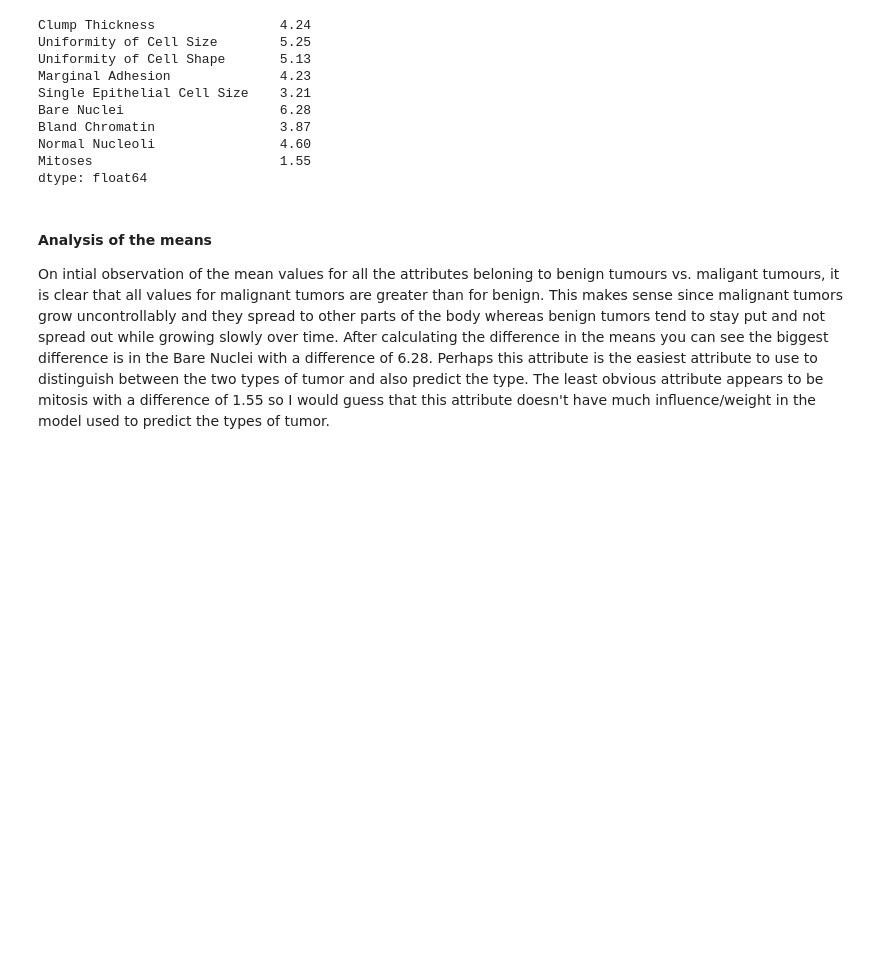
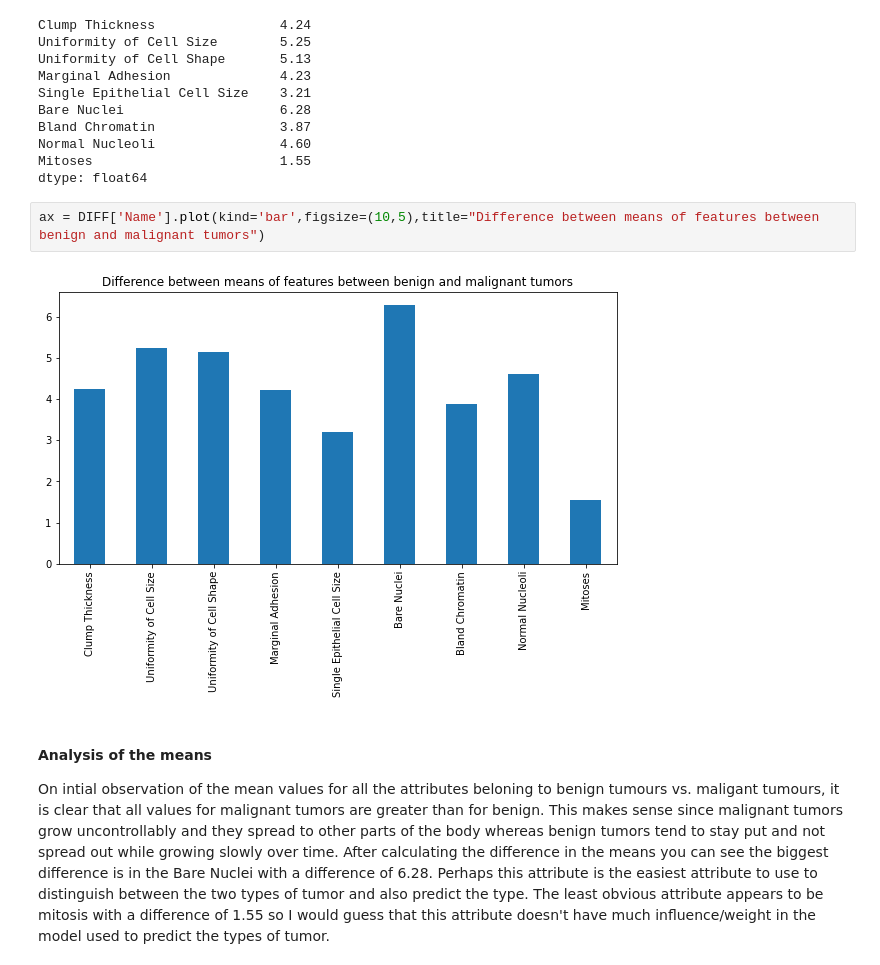
Before and after one commit to MegTully/Programming_For_DA_Project2, a Jupyter notebook: Programming_For_DA_Project2.ipynb, the cells around one changed output. Drawn from its saved outputs; the diff is of its cells as text; blank space fills up the shorter version.

```diff
--- a/Programming_For_DA_Project2.ipynb
+++ b/Programming_For_DA_Project2.ipynb
@@ -244,6 +246,10 @@ Bland Chromatin                3.87
 Normal Nucleoli                4.60
 Mitoses                        1.55
 dtype: float64
+# %%
+ax = DIFF['Name'].plot(kind='bar',figsize=(10,5),title="Difference between means of features between benign and malignant tumors")
+# %% [output]
+[figure, added]
 # %% [markdown]
 <h4>Analysis of the means</h4>
 On intial observation of the mean values for all the attributes beloning to benign tumours vs. maligant tumours, it is clear that all values for malignant tumors are greater than for benign. This makes sense since malignant tumors grow uncontrollably and they spread to other parts of the body whereas benign tumors tend to stay put and not spread out while growing slowly over time. After calculating the difference in the means you can see the biggest difference is in the Bare Nuclei with a difference of 6.28. Perhaps this attribute is the easiest attribute to use to distinguish between the two types of tumor and also predict the type. The least obvious attribute appears to be mitosis with a difference of 1.55 so I would guess that this attribute doesn't have much influence/weight in the model used to predict the types of tumor.
```
Also changed, not shown: parts of 20 cells of this notebook, 1 other file.
